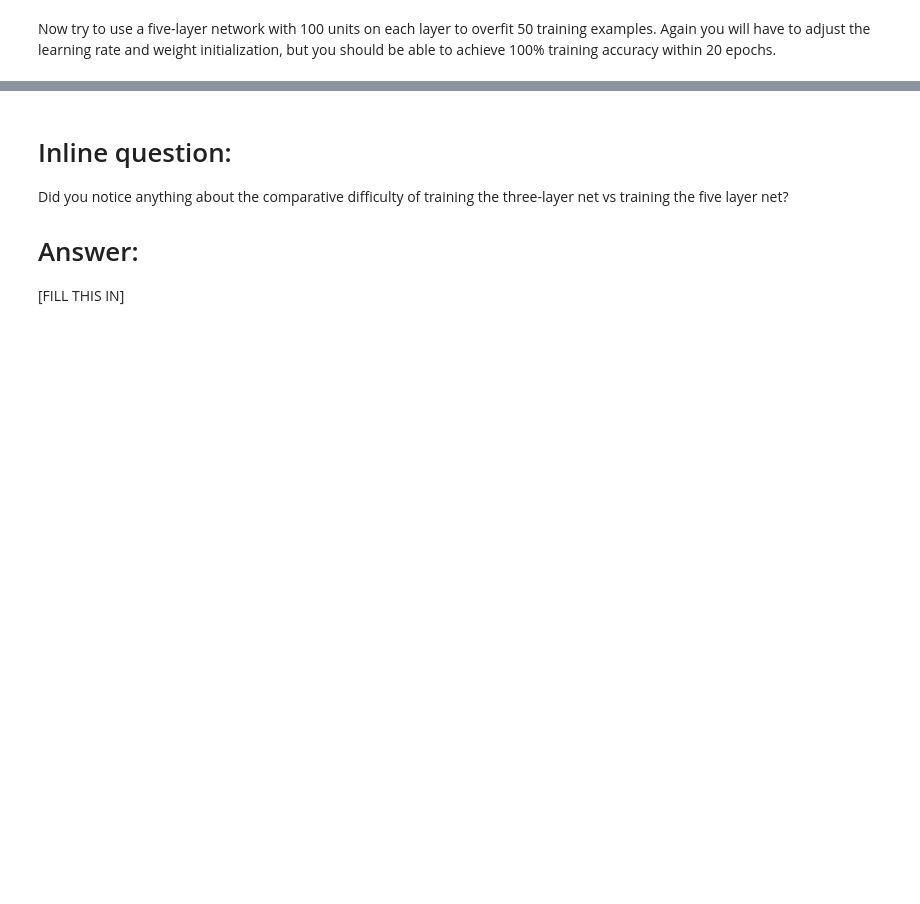
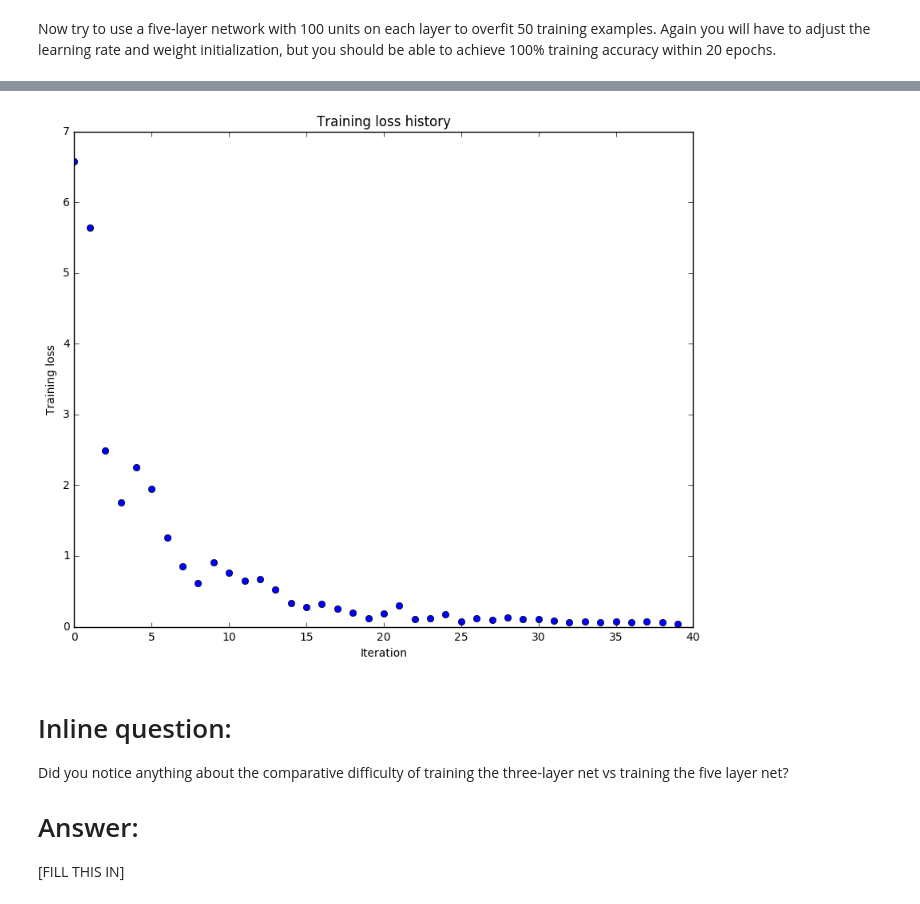
Before and after one commit to song-ting/cs231n-2017-assignment2, a Jupyter notebook: FullyConnectedNets.ipynb, the cells around one changed output, grey strips where cells are left out. Saved outputs shown, nothing was run; the diff lists cells and outputs as text; code cells hidden in the pictures; blank space fills up the shorter version.

```diff
--- a/FullyConnectedNets.ipynb
+++ b/FullyConnectedNets.ipynb
@@ -441,8 +484,8 @@ small_data = {
   'y_val': data['y_val'],
 }
 
-learning_rate = 1e-3
-weight_scale = 1e-5
+learning_rate = 7e-3 #1e-3
+weight_scale = 5e-2 #1e-5
 model = FullyConnectedNet([100, 100, 100, 100],
                 weight_scale=weight_scale, dtype=np.float64)
 solver = Solver(model, small_data,
@@ -459,3 +502,4 @@ plt.title('Training loss history')
 plt.xlabel('Iteration')
 plt.ylabel('Training loss')
 plt.show()
+# %% [output]
@@ -462,3 +523,4 @@ plt.show()
+[figure, added]
 # %% [markdown]
 # Inline question:
 Did you notice anything about the comparative difficulty of training the three-layer net vs training the five layer net?
```
Also changed, not shown: parts of 7 cells of this notebook, 1 other file.
